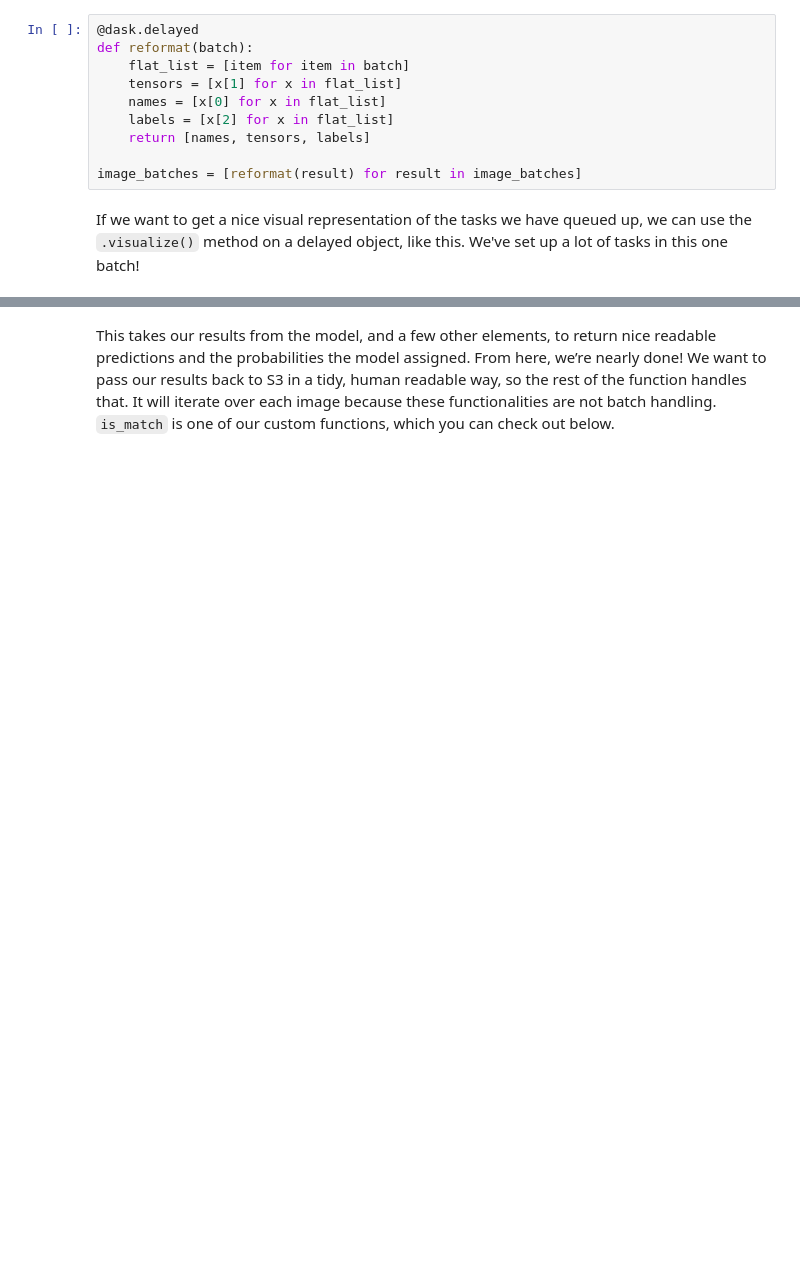
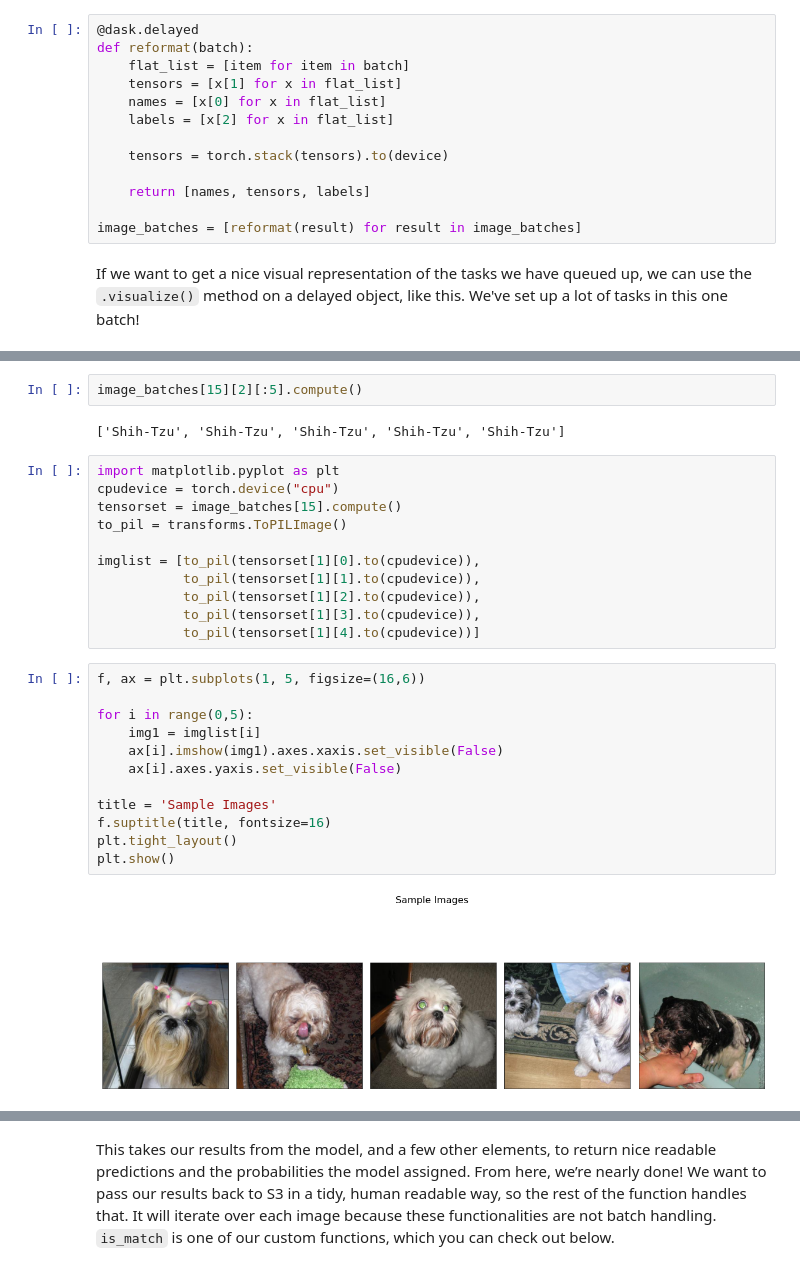
Before and after one commit to saturncloud/workshop-dask-pytorch, a Jupyter notebook: 04-parallel-inference.ipynb, the cells around one changed output, grey strips where cells are left out. Drawn from its saved outputs; the diff is of its cells as text; blank space fills up the shorter version.

```diff
--- a/04-parallel-inference.ipynb
+++ b/04-parallel-inference.ipynb
@@ -110,6 +167,9 @@ def reformat(batch):
     tensors = [x[1] for x in flat_list]
     names = [x[0] for x in flat_list]
     labels = [x[2] for x in flat_list]
+
+    tensors = torch.stack(tensors).to(device)
+
     return [names, tensors, labels]
 
 image_batches = [reformat(result) for result in image_batches]
@@ -120 +199,30 @@ image_batches[0].visualize()
+# %%
+image_batches[15][2][:5].compute()
+# %% [output]
+['Shih-Tzu', 'Shih-Tzu', 'Shih-Tzu', 'Shih-Tzu', 'Shih-Tzu']
+# %%
+import matplotlib.pyplot as plt
+cpudevice = torch.device("cpu")
+tensorset = image_batches[15].compute()
+to_pil = transforms.ToPILImage()
+
+imglist = [to_pil(tensorset[1][0].to(cpudevice)),
+           to_pil(tensorset[1][1].to(cpudevice)),
+           to_pil(tensorset[1][2].to(cpudevice)),
+           to_pil(tensorset[1][3].to(cpudevice)),
+           to_pil(tensorset[1][4].to(cpudevice))]
+# %%
+f, ax = plt.subplots(1, 5, figsize=(16,6))
+
+for i in range(0,5):
+    img1 = imglist[i]
+    ax[i].imshow(img1).axes.xaxis.set_visible(False)
+    ax[i].axes.yaxis.set_visible(False)
+
+title = 'Sample Images'
+f.suptitle(title, fontsize=16)
+plt.tight_layout()
+plt.show()
+# %% [output]
+[figure, added]
 # %% [markdown]
```
Also changed, not shown: parts of 36 cells of this notebook, 3 other files.
